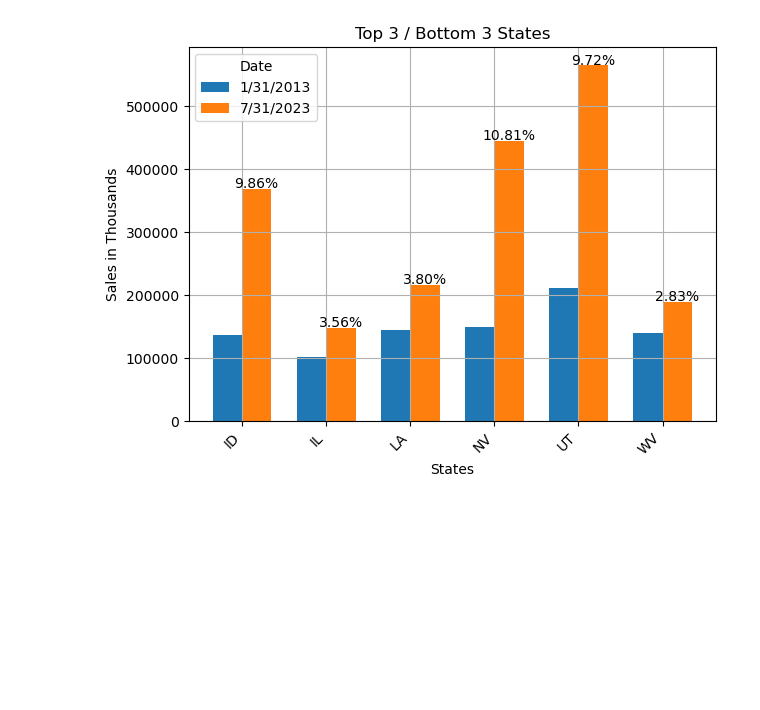
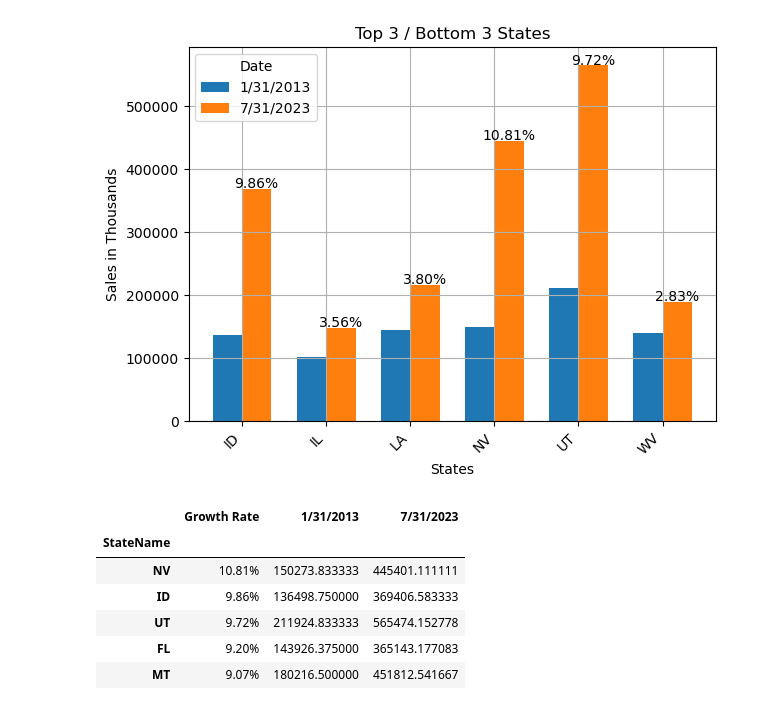
Before and after one commit to anderoos/Coolest-project-1, a Jupyter notebook: (2) PSam - Moving_Avg_by_State.ipynb, the cells around one changed output. Saved outputs shown, nothing was run; the diff lists cells and outputs as text; code cells hidden in the pictures; blank space fills up the shorter version.

```diff
--- a/(2) PSam - Moving_Avg_by_State.ipynb
+++ b/(2) PSam - Moving_Avg_by_State.ipynb
@@ -155,3 +155,16 @@ plt.savefig("Images/Moving Averages/States/Growth_States_bar.png")
 plt.show()
 # %% [output]
 [figure]
+# %%
+state_results_df = top_bottom_states_combined
+state_results_df = state_results_df.sort_values(by="Growth Rate", ascending=False)
+state_results_df['Growth Rate'] = state_results_df['Growth Rate'].map('{:.2%}'.format)
+state_results_df.head()
+# %% [output]
+|  | Growth Rate | 1/31/2013 | 7/31/2023 |
+| StateName |  |  |  |
+| NV | 10.81% | 150273.833333 | 445401.111111 |
+| ID | 9.86% | 136498.750000 | 369406.583333 |
+| UT | 9.72% | 211924.833333 | 565474.152778 |
+| FL | 9.20% | 143926.375000 | 365143.177083 |
+| MT | 9.07% | 180216.500000 | 451812.541667 |
```
Also changed, not shown: parts of 3 cells of this notebook, 2 other files.
